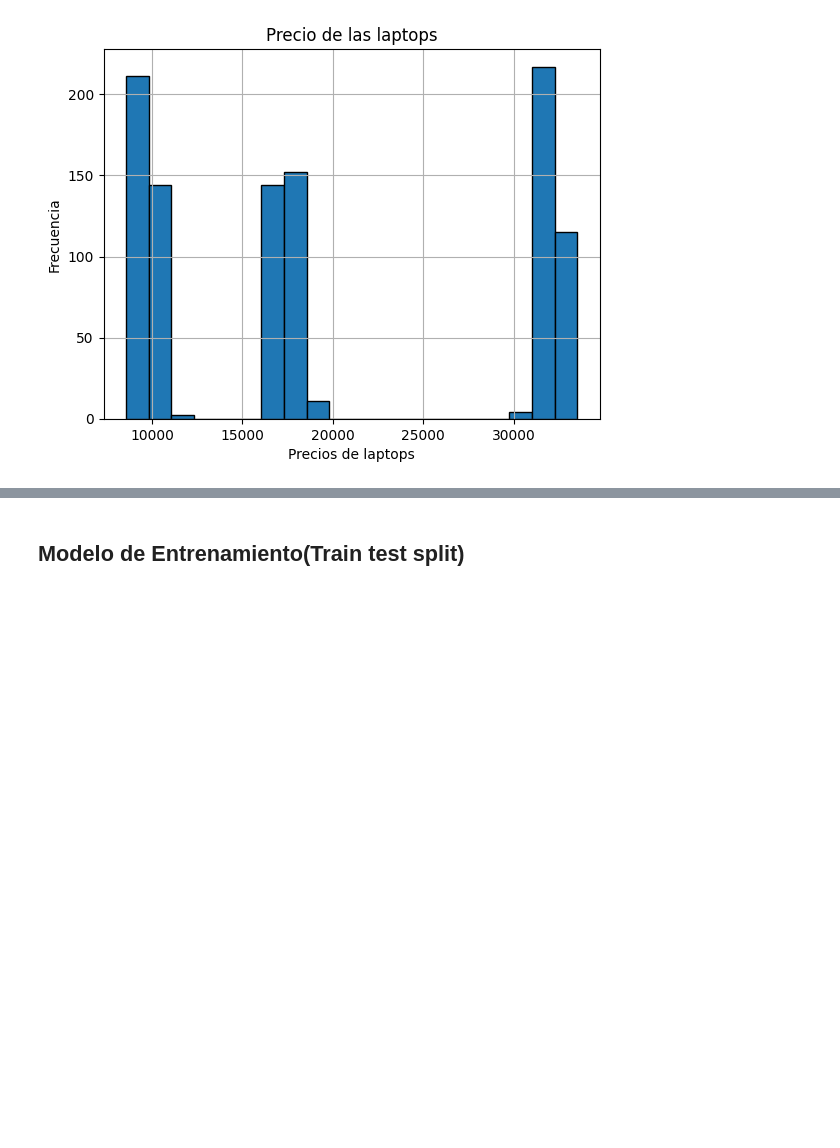
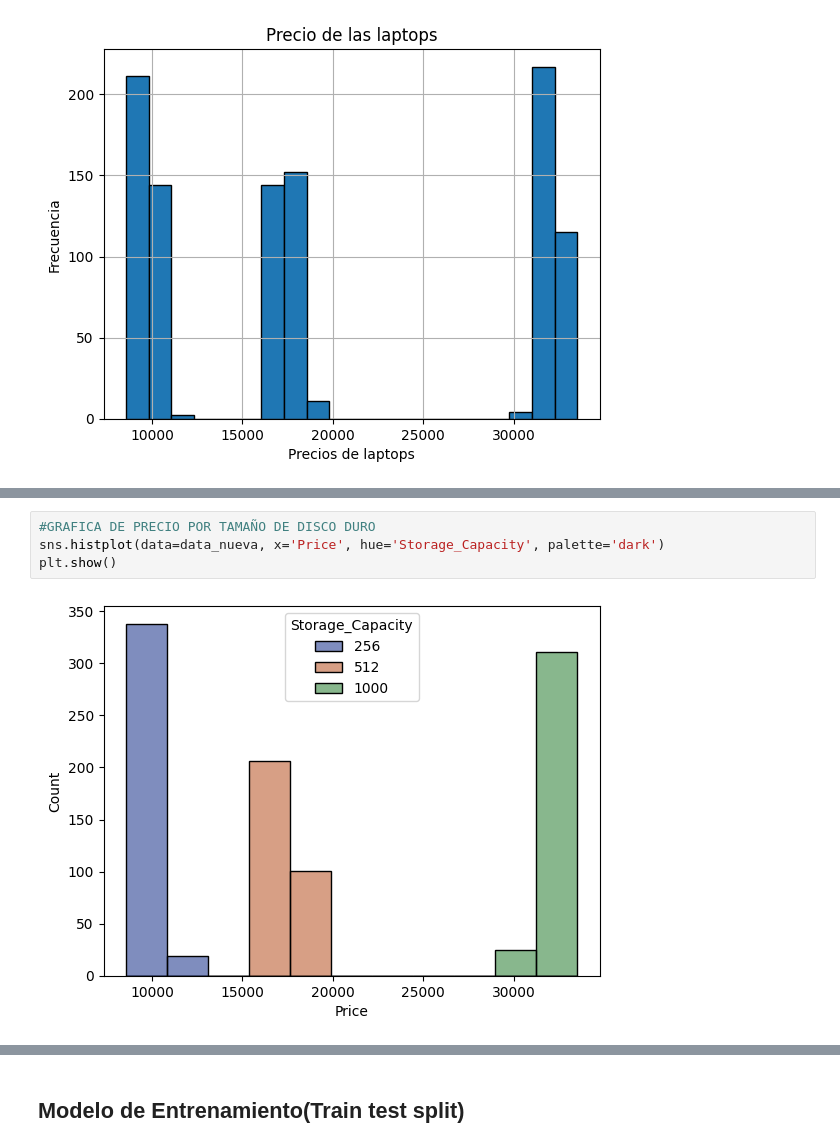
Before and after one commit to Isaac244/Proyecto_Machine_Learning, a Jupyter notebook: Proyecto-final.ipynb, the cells around one changed output, grey strips where cells are left out. Drawn from its saved outputs; the diff is of its cells as text; blank space fills up the shorter version.

```diff
--- a/Proyecto-final.ipynb
+++ b/Proyecto-final.ipynb
@@ -139,0 +155,6 @@ plt.show()
+# %%
+#GRAFICA DE PRECIO POR TAMAÑO DE DISCO DURO
+sns.histplot(data=data_nueva, x='Price', hue='Storage_Capacity', palette='dark')
+plt.show()
+# %% [output]
+[figure, added]
```
Also changed, not shown: parts of 10 cells of this notebook, 1 other file.
